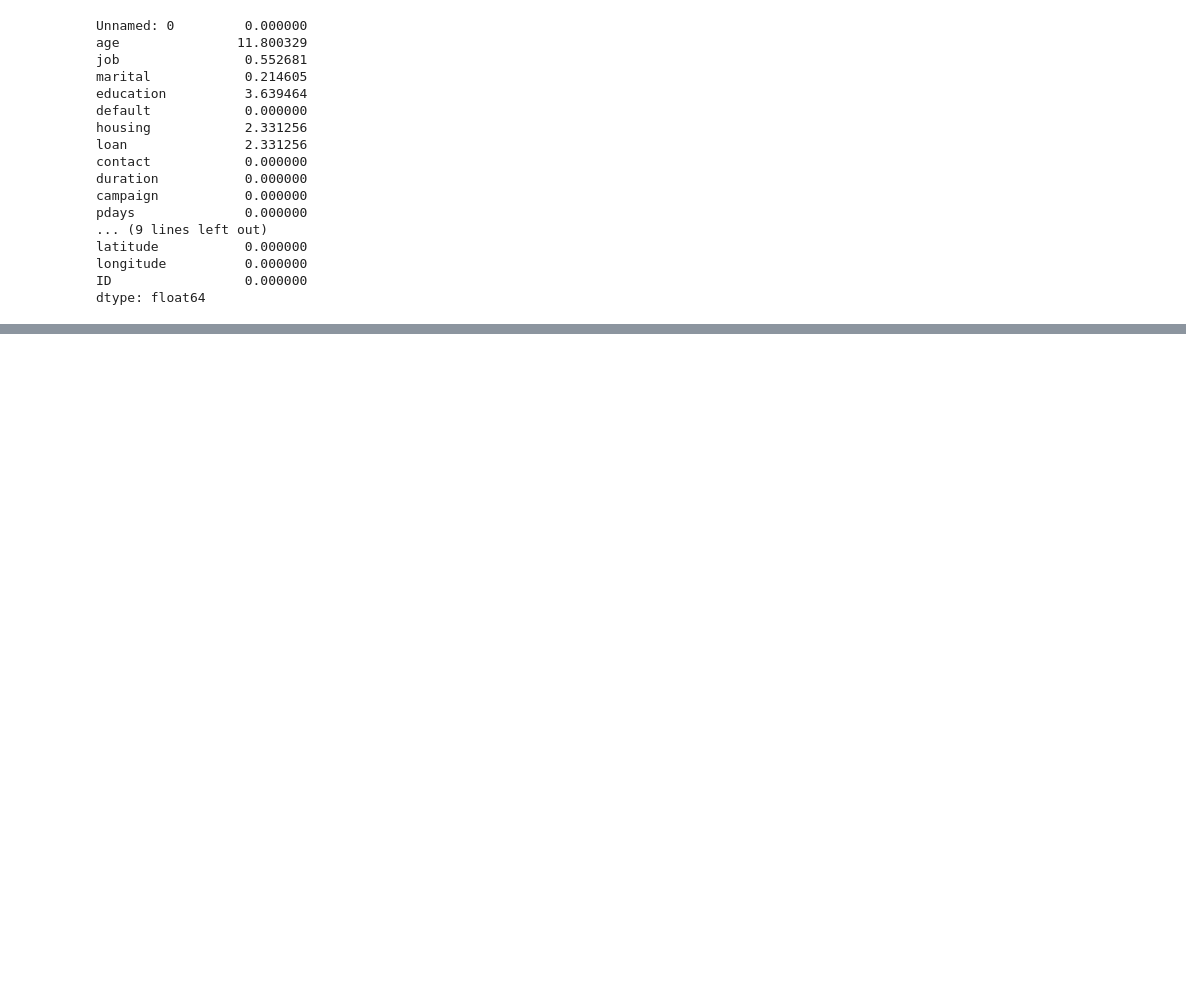
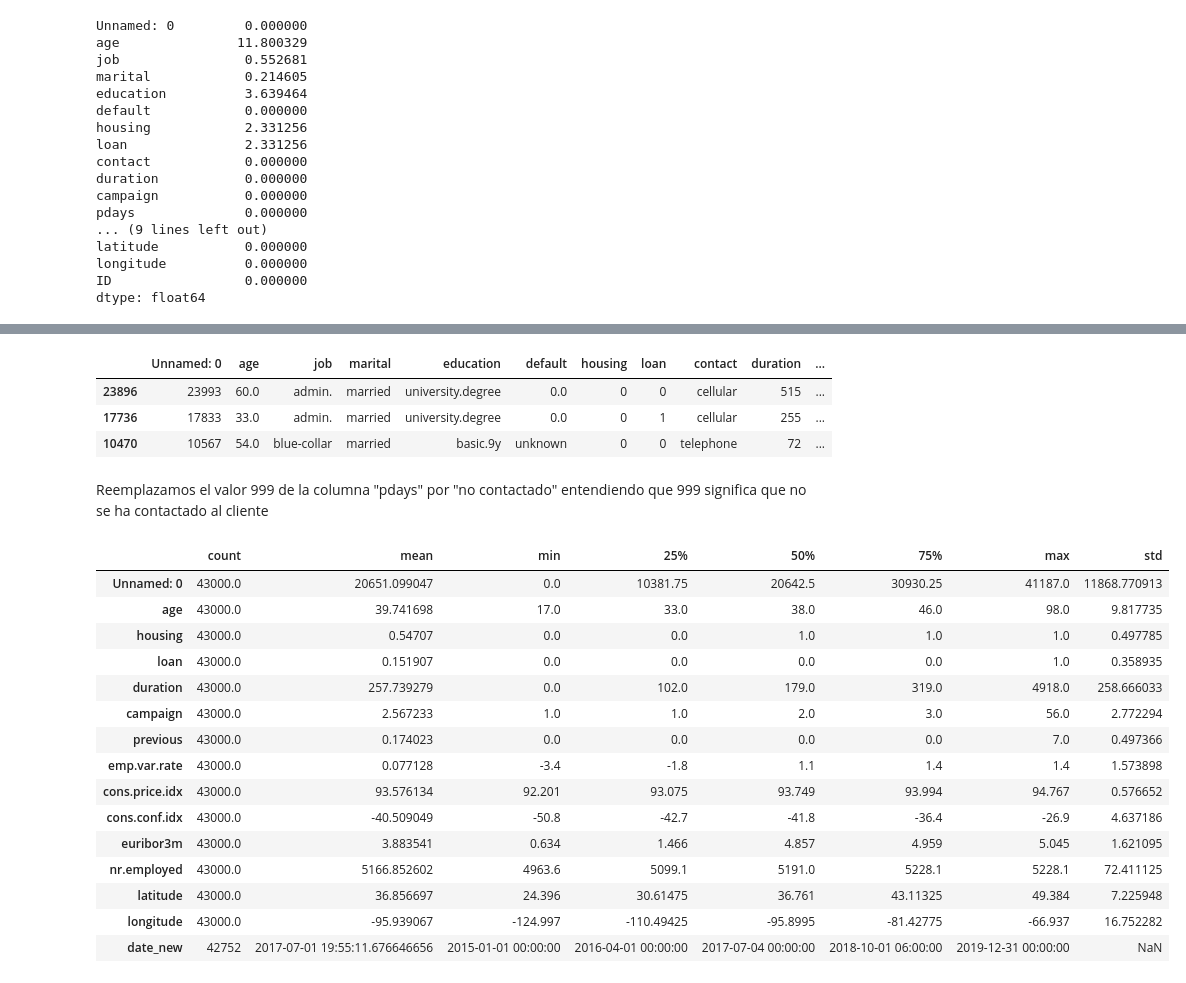
Before and after one commit to mrosaortega/Proyecto_EDA_Python, a Jupyter notebook: notebook/03_nulos.ipynb, the cells around one changed output, grey strips where cells are left out. Drawn from its saved outputs; the diff is of its cells as text; code cells hidden in the pictures; blank space fills up the shorter version.

```diff
--- a/notebook/03_nulos.ipynb
+++ b/notebook/03_nulos.ipynb
@@ -244,0 +482,2 @@ dtype: float64
+# %%
+df['date'] = df_bank['date']
@@ -244,0 +493,20 @@ dtype: float64
+# %%
+meses = {
+    "enero": "01",
+    "febrero": "02",
+    "marzo": "03",
+    "abril": "04",
+    "mayo": "05",
+    "junio": "06",
+    "julio": "07",
+    "agosto": "08",
+    "septiembre": "09",
+    "octubre": "10",
+    "noviembre": "11",
+    "diciembre": "12"
+}
+
+df['date_new'] = df['date'].str.lower()
+df['date_new'] = df['date_new'].replace(meses, regex=True)
+# %%
+df["date_new"]= pd.to_datetime(df["date_new"], format="%d-%m-%Y", errors='coerce')
@@ -244,0 +660,30 @@ dtype: float64
+# %%
+df.sample(3)
+# %% [output]
+|  | Unnamed: 0 | age | job | marital | education | default | housing | loan | contact | duration | ... |
+| 23896 | 23993 | 60.0 | admin. | married | university.degree | 0.0 | 0 | 0 | cellular | 515 | ... |
+| 17736 | 17833 | 33.0 | admin. | married | university.degree | 0.0 | 0 | 1 | cellular | 255 | ... |
+| 10470 | 10567 | 54.0 | blue-collar | married | basic.9y | unknown | 0 | 0 | telephone | 72 | ... |
+# %% [markdown]
+Reemplazamos el valor 999 de la columna "pdays" por "no contactado" entendiendo que 999 significa que no se ha contactado al cliente
+# %%
+df["pdays"] = df["pdays"].replace(999, "no contactado")
+# %%
+df.describe().T
+# %% [output]
+|  | count | mean | min | 25% | 50% | 75% | max | std |
+| Unnamed: 0 | 43000.0 | 20651.099047 | 0.0 | 10381.75 | 20642.5 | 30930.25 | 41187.0 | 11868.770913 |
+| age | 43000.0 | 39.741698 | 17.0 | 33.0 | 38.0 | 46.0 | 98.0 | 9.817735 |
+| housing | 43000.0 | 0.54707 | 0.0 | 0.0 | 1.0 | 1.0 | 1.0 | 0.497785 |
+| loan | 43000.0 | 0.151907 | 0.0 | 0.0 | 0.0 | 0.0 | 1.0 | 0.358935 |
+| duration | 43000.0 | 257.739279 | 0.0 | 102.0 | 179.0 | 319.0 | 4918.0 | 258.666033 |
+| campaign | 43000.0 | 2.567233 | 1.0 | 1.0 | 2.0 | 3.0 | 56.0 | 2.772294 |
+| previous | 43000.0 | 0.174023 | 0.0 | 0.0 | 0.0 | 0.0 | 7.0 | 0.497366 |
+| emp.var.rate | 43000.0 | 0.077128 | -3.4 | -1.8 | 1.1 | 1.4 | 1.4 | 1.573898 |
+| cons.price.idx | 43000.0 | 93.576134 | 92.201 | 93.075 | 93.749 | 93.994 | 94.767 | 0.576652 |
+| cons.conf.idx | 43000.0 | -40.509049 | -50.8 | -42.7 | -41.8 | -36.4 | -26.9 | 4.637186 |
+| euribor3m | 43000.0 | 3.883541 | 0.634 | 1.466 | 4.857 | 4.959 | 5.045 | 1.621095 |
+| nr.employed | 43000.0 | 5166.852602 | 4963.6 | 5099.1 | 5191.0 | 5228.1 | 5228.1 | 72.411125 |
+| latitude | 43000.0 | 36.856697 | 24.396 | 30.61475 | 36.761 | 43.11325 | 49.384 | 7.225948 |
+| longitude | 43000.0 | -95.939067 | -124.997 | -110.49425 | -95.8995 | -81.42775 | -66.937 | 16.752282 |
+| date_new | 42752 | 2017-07-01 19:55:11.676646656 | 2015-01-01 00:00:00 | 2016-04-01 00:00:00 | 2017-07-04 00:00:00 | 2018-10-01 06:00:00 | 2019-12-31 00:00:00 | NaN |
```
Also changed, not shown: parts of 40 cells of this notebook, 1 other file.
